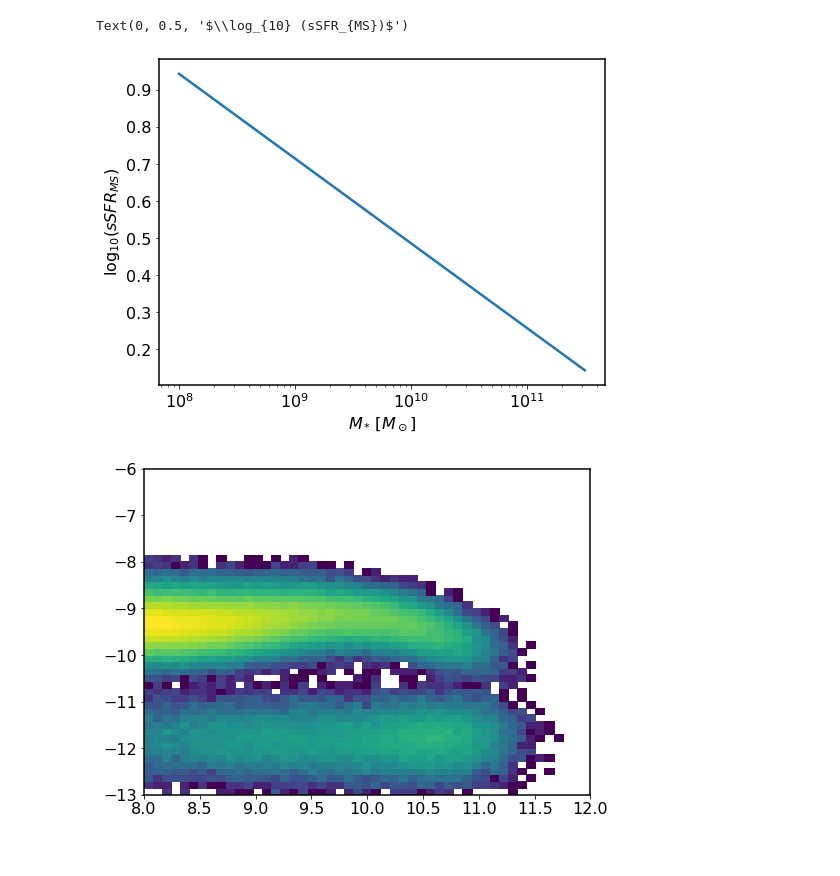
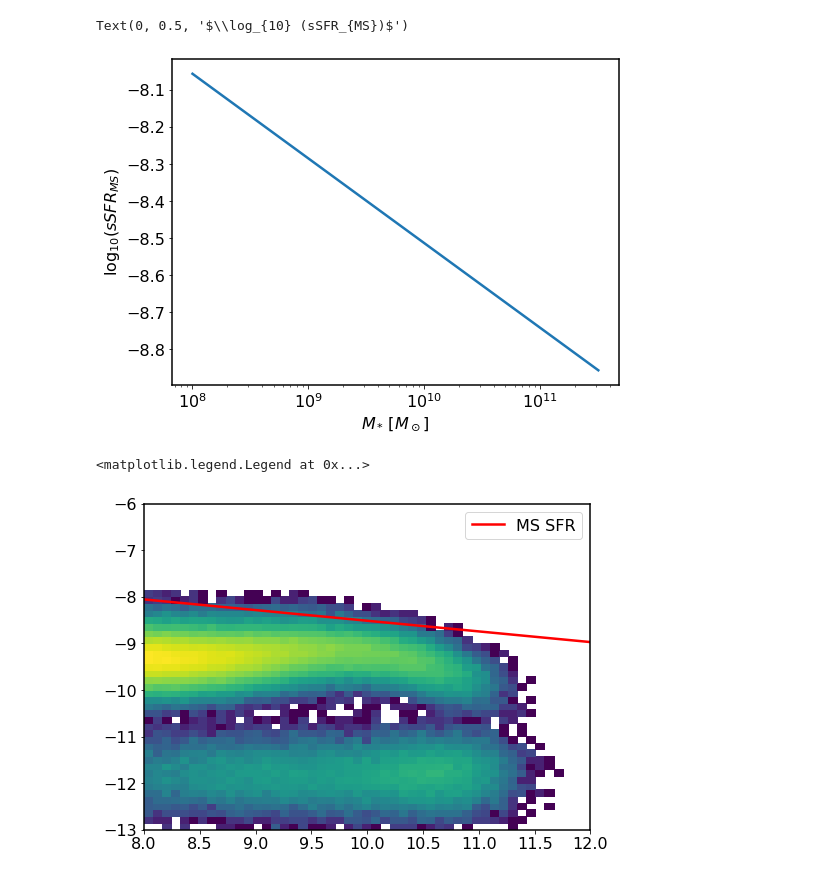
Before and after one commit to kokron/skyLine, a Jupyter notebook: notebooks/TdustPerGalaxyCompute-WIP.ipynb, the cells around one changed output. Drawn from its saved outputs; the diff is of its cells as text; code cells hidden in the pictures.

```diff
--- a/notebooks/TdustPerGalaxyCompute-WIP.ipynb
+++ b/notebooks/TdustPerGalaxyCompute-WIP.ipynb
@@ -234,7 +237,7 @@ def analytic_msssfr(Mstar, z=3):
 
     logmstar = np.log10(Mstar)
 
-    log10ssfr = (-0.16 - 0.026*tc) * (logmstar + 0.025) - (6.51 - 0.11*tc) + 9
+    log10ssfr = (-0.16 - 0.026*tc) * (logmstar + 0.025) - (6.51 - 0.11*tc)
 
     return log10ssfr
 # %%
@@ -246,13 +249,19 @@ plt.xlabel(r'$M_*\, [M_\odot]$')
 plt.ylabel(r'$\log_{10} (sSFR_{MS})$')
 # %% [output]
 Text(0, 0.5, '$\\log_{10} (sSFR_{MS})$')
-[figure, old version]
+[figure, new version]
 # %%
 xbins = np.linspace(8, 12, 50)
 ybins = np.linspace(-13, -6, 50)
 from matplotlib.colors import LogNorm
 
-plt.hist2d(np.log10(LC_CO.halo_catalog_all['SM_HALO']+1e-12),  y=np.log10(LC_CO.halo_catalog_all['SFR_HALO']/LC_CO.halo_catalog_all['SM_HALO']),
+ssfr = np.log10(LC_CO.halo_catalog_all['SFR_HALO']/LC_CO.halo_catalog_all['SM_HALO'])
+
+plt.hist2d(np.log10(LC_CO.halo_catalog_all['SM_HALO']+1e-12),  y=ssfr,
           bins = [xbins,ybins], norm=LogNorm());
+
+plt.plot(xbins, analytic_msssfr(10**xbins), color='r', label='MS SFR')
+plt.legend()
 # %% [output]
+<matplotlib.legend.Legend at 0x...>
-[figure, old version]
+[figure, new version]
```
Also changed, not shown: parts of 6 cells of this notebook.
